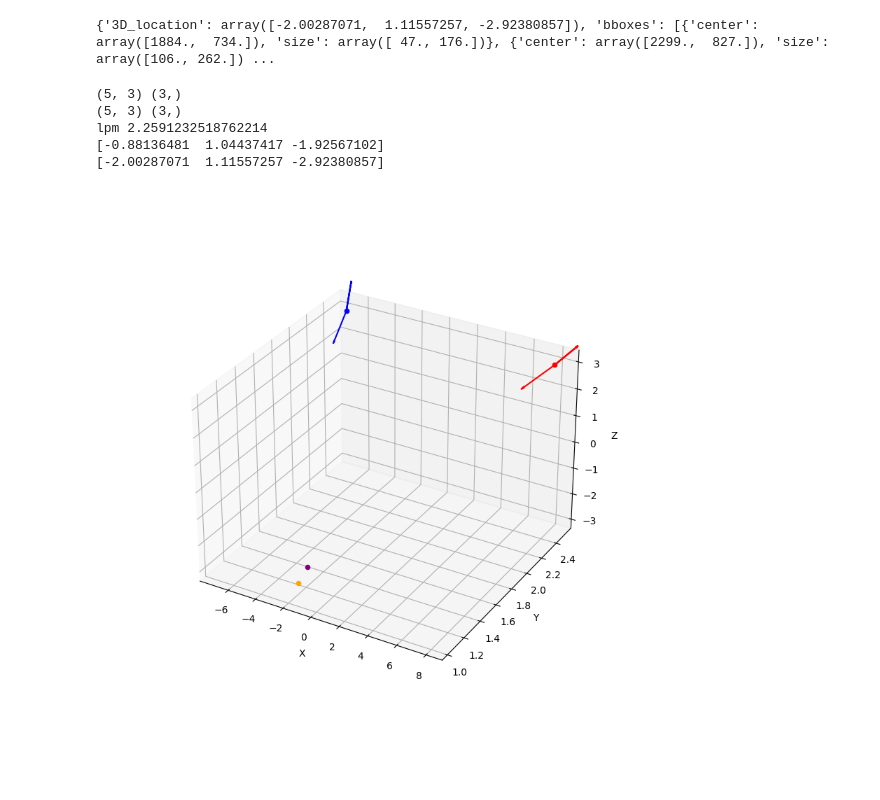
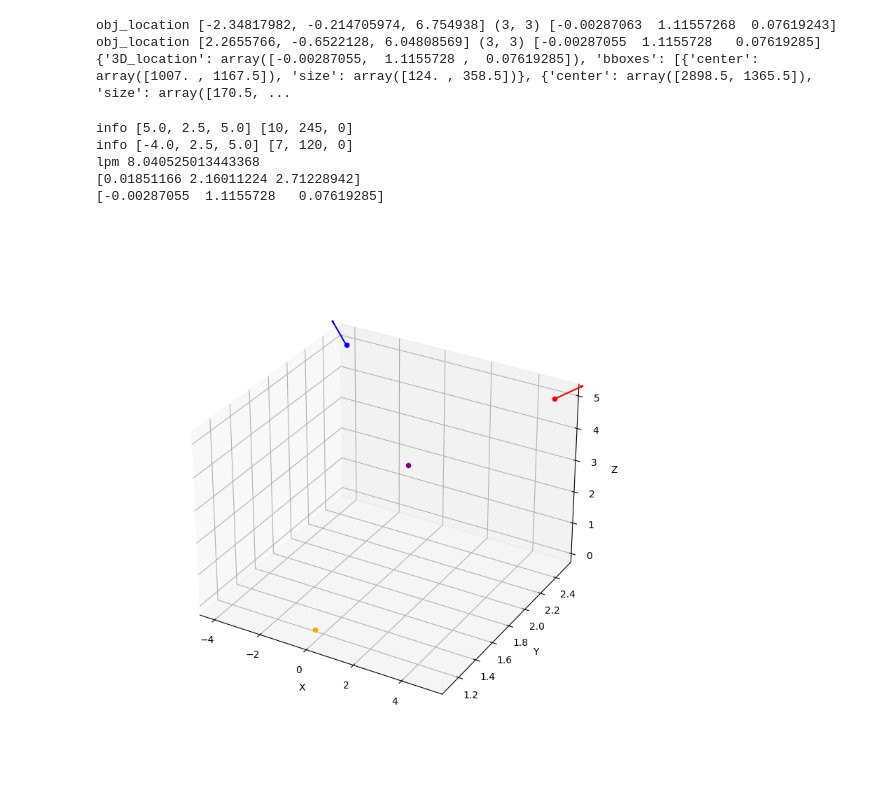
Before and after one commit to lordknight1904/Arsenal, a Jupyter notebook: complete.ipynb, the cells around one changed output. Cells and saved outputs as stored; diff of their text form; code cells hidden in the pictures.

Commit message:
rotation problem

```diff
--- a/complete.ipynb
+++ b/complete.ipynb
@@ -10,16 +10,23 @@ from typing import List, Tuple
 
 %matplotlib ipympl
 # %%
-with open('./solo/sequence.0/step0.frame_data.json') as json_file:
+with open('./solo_2/sequence.0/step0.frame_data.json') as json_file:
     data = json.load(json_file)
 captures = data['captures']
+
 def get_location(captures):
     # coeff = np.array([-0.00389254, 0.49512566, 0.13212298])
 
     def _find(l, s):
         for elem in l:
             if elem['id'] == s or elem['id'] == f'{s}_0':
-                return elem['values'][0]
+                values = elem['values']
+                for i, value in enumerate(values):
+                    if value['labelName'] == 'phone2k':
+                        break
+                else:
+                    return None
+                return values[i]
 
     def _get_bbox(view):
         '''
@@ -29,8 +36,7 @@ def get_location(captures):
 
         # refine 3D location of the object
         euler = R.from_quat(bbox_3d.get('rotation')).as_matrix()
-        obj_location = view.get('position') + np.dot(bbox_3d['translation'], euler)  # - bbox_3d['size']*np.array([-0.00389254, 0.49512566, 0.13212298])
-
+        obj_location = view.get('position') + np.dot(bbox_3d['translation'], euler) # - bbox_3d['size']*np.array([-0.00389254, 0.49512566, 0.13212298])
         # pre-process 2D bbox
         bbox = {
             'center': np.array(bbox_2d['origin']) + np.array(bbox_2d['dimension'])/2,
@@ -40,10 +46,8 @@ def get_location(captures):
         return obj_location, bbox
 
     angles = [
-        [16, 240, 0],
-        [17, 130, 0],
-        # [16, 0, 240],
-        # [17, 0, 130],
+        [10, 245, 0],
+        [7, 120, 0],
     ]
     bboxes, cameras = [], []
     for i, view in enumerate(captures):  # per view
@@ -53,7 +57,6 @@ def get_location(captures):
         cameras.append({
             'filename': view['filename'],
             'position': view['position'],
-            # 'rotation': view['rotation'],
             'rotation': angles[i],
         })
 
@@ -66,7 +69,9 @@ def get_location(captures):
 output = get_location(captures)
 print(output)
 # %% [output]
-{'3D_location': array([-2.00287071,  1.11557257, -2.92380857]), 'bboxes': [{'center': array([1884.,  734.]), 'size': array([ 47., 176.])}, {'center': array([2299.,  827.]), 'size': array([106., 262.]) ...
+obj_location [-2.34817982, -0.214705974, 6.754938] (3, 3) [-0.00287063  1.11557268  0.07619243]
+obj_location [2.2655766, -0.6522128, 6.04808569] (3, 3) [-0.00287055  1.1155728   0.07619285]
+{'3D_location': array([-0.00287055,  1.1155728 ,  0.07619285]), 'bboxes': [{'center': array([1007. , 1167.5]), 'size': array([124. , 358.5])}, {'center': array([2898.5, 1365.5]), 'size': array([170.5, ...
 # %%
 @dataclass
 class Camera:
@@ -76,10 +81,11 @@ class Camera:
 
     focal_length: float=20.
     resolution: np.ndarray=np.array([3840, 2160])
-    sensor_size: np.ndarray=np.array([36, 36])
-    fov: float=83.97443
+    sensor_size: np.ndarray=np.array([30, 30])
+    fov: float=73.73979
 
     def __post_init__(self):
+        print('info', self.position, self.angle)
         pitch, yaw, roll = self.angle  # R_x, R_y, R_z
 
         sin_yaw, cos_yaw = np.sin(np.deg2rad(yaw)), np.cos(np.deg2rad(yaw))
@@ -102,6 +108,7 @@ class Camera:
             [0, 0, 1]
         ])
         self.rotation = self.rotation_yaw @ self.rotation_pitch @ self.rotation_roll
+        # self.rotation = self.rotation_roll @ self.rotation_pitch @ self.rotation_yaw
 
         self.intrinsic = np.array([
             [self.focal_length*self.resolution[0]/self.sensor_size[0], 0, self.resolution[0]/2],
@@ -112,36 +119,18 @@ class Camera:
     def pixel2ray(self, pixel):
         pixel = np.append(pixel, np.zeros((pixel.shape[0], 1)) + 1, axis=-1)
         camera_coor = pixel @ np.linalg.inv(self.intrinsic)
-        # camera_coor = pixel @ self.intrinsic.T
-        world_coor = (camera_coor @ self.rotation) #- np.array(self.position)
-        # print(world_coor)
+        world_coor = (camera_coor @ self.rotation)
 
-        # print(world_coor.shape, np.array(self.position).shape)
         vector = world_coor - np.array(self.position)
         directional_vector = vector / np.linalg.norm(vector)
 
         return [Line(origin=coor, direction=vec) for coor, vec in zip(world_coor, directional_vector)]
-
-    # def pixel2ray(self, pixel):
-    #     pixel = pixel - self.resolution/2
-    #     print(pixel)
-    #     pixel = np.append(pixel, -(self.resolution[1]/2)/(np.tan(self.fov/2))*np.ones((pixel.shape[0], 1)) + 1, axis=-1)
-    #     print(pixel)
-
-    #     # w_p =
-
-    #     return None
 
 
 @dataclass
 class Line:
     origin: np.ndarray
     direction: np.ndarray
-
-    @classmethod
-    def from_bbox_and_camera(cls, pixel, camera):
-
-        return cls()
 
 
 def find_points(line_a: Line, line_b: Line):
@@ -155,6 +144,7 @@ def find_points(line_a: Line, line_b: Line):
     p_b = line_b.origin + t_b * line_b.direction
 
     return (p_a + p_b) / 2
+
 
 colors = ['red', 'blue']
 fig = plt.figure(figsize=(8, 8))
@@ -166,40 +156,36 @@ ax.set_zlabel("Z")
 cameras_ = [Camera(position=camera['position'], angle=camera['rotation']) for camera in output['cameras']]
 for i, camera in enumerate(cameras_):
     ax.scatter(*camera.position, color=colors[i])
 
 lines = []
 for i, (bbox, camera) in enumerate(zip(output.get('bboxes'), cameras_)):
     pixels = np.array([
-        [0, 0],
-        [0, 2160],
-        [3840, 0],
-        [3840, 2160],
         bbox['center']
     ])
     rays = camera.pixel2ray(pixels)
     stack_origin = np.stack([camera.position]*pixels.shape[0])
     ax.quiver(
         stack_origin[:, 0],
         stack_origin[:, 1],
         stack_origin[:, 2],
         np.array([r.direction for r in rays])[:, 0],
         np.array([r.direction for r in rays])[:, 1],
         np.array([r.direction for r in rays])[:, 2],
         color=colors[i], length=1.0, arrow_length_ratio=.1, normalize=True
     )
     lines.append(rays[-1])
 
 point = find_points(*lines)
 print('lpm', np.sum((point - output['3D_location'])**2))
 print(point)
 print(output['3D_location'])
 ax.scatter(*point, color='purple')
 ax.scatter(*output['3D_location'], color='orange')
 plt.show()
 # %% [output]
-(5, 3) (3,)
-(5, 3) (3,)
-lpm 2.2591232518762214
-[-0.88136481  1.04437417 -1.92567102]
-[-2.00287071  1.11557257 -2.92380857]
+info [5.0, 2.5, 5.0] [10, 245, 0]
+info [-4.0, 2.5, 5.0] [7, 120, 0]
+lpm 8.040525013443368
+[0.01851166 2.16011224 2.71228942]
+[-0.00287055  1.1155728   0.07619285]
-[figure, old version]
+[figure, new version]
```
Also changed, not shown: parts of 9 cells of this notebook, 5 other files.
